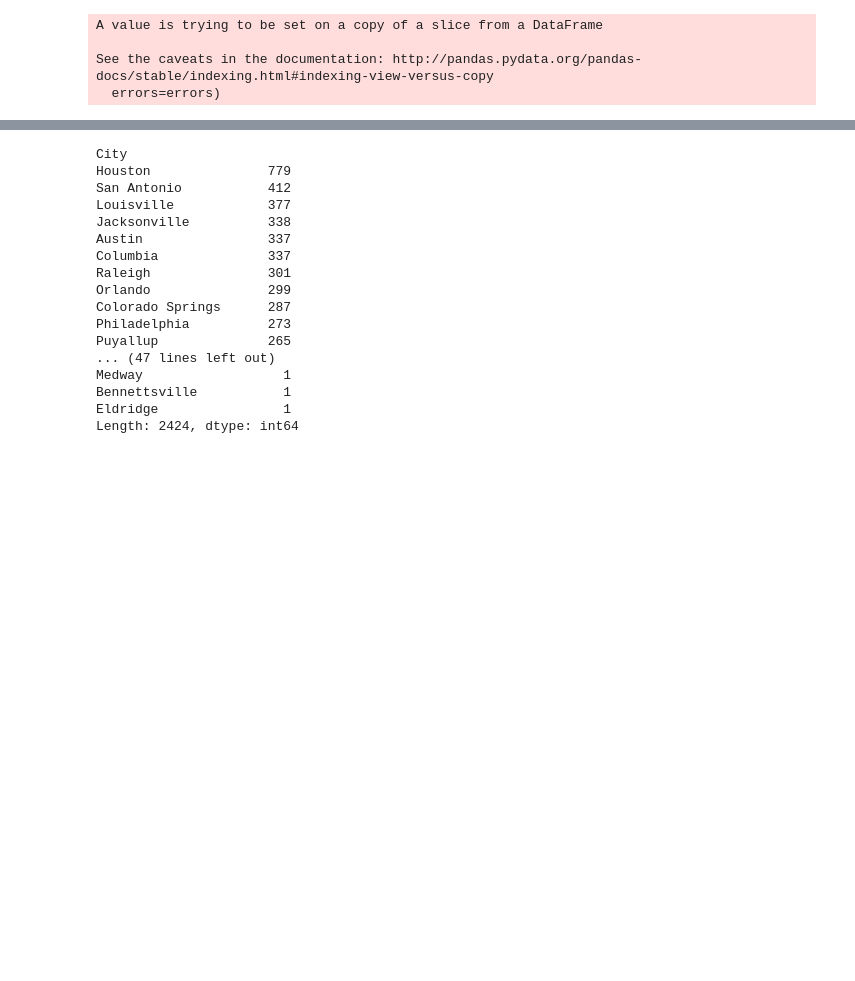
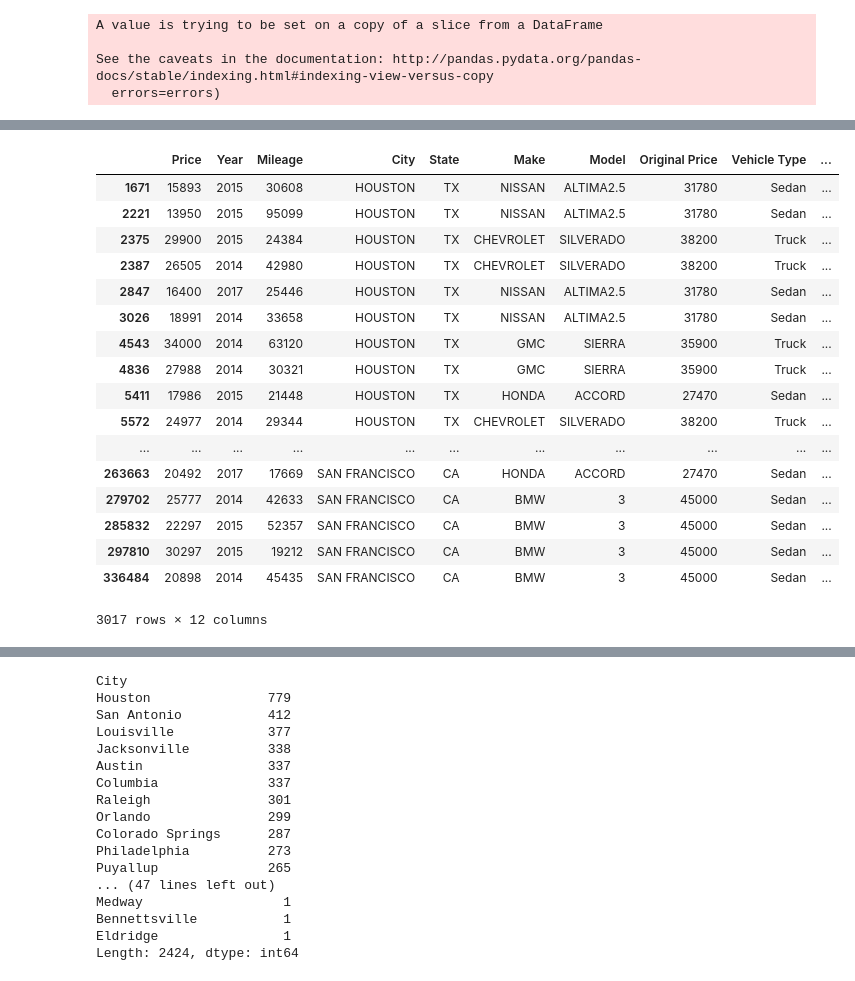
Before and after one commit to ZhuoShan/INFO370FinalProject, a Jupyter notebook: plot.ipynb, the cells around one changed output, grey strips where cells are left out. Saved outputs shown, nothing was run; the diff lists cells and outputs as text; code cells hidden in the pictures; blank space fills up the shorter version.

```diff
--- a/plot.ipynb
+++ b/plot.ipynb
@@ -184,11 +219,22 @@ CAUsedCar
 # %%
-CAUsedCar['Gdp'] = 0
-CAUsedCar['City'] = CAUsedCar['City'].str.upper()
+#CAUsedCar['Gdp'] = 0
+#CAUsedCar['City'] = CAUsedCar['City'].str.upper()
+#gdp['GeoName'] = gdp['GeoName'].str.upper()
+#for index,car in CAUsedCar.iterrows():
+   # allGdp = gdp[(gdp['GeoName'].str.contains(car['City']))]
+   # col = [col for col in allGdp.columns if str(car['Year']) in col]
+   # Gdp = allGdp[col].values.tolist()
+   # if len(Gdp) > 0:
+       # car['Gdp'] = Gdp[0][0]
+       # CAUsedCar.at[index,'Gdp'] = float(Gdp[0][0])
+
+Top_cities['Gdp'] = 0
+Top_cities['City'] = Top_cities['City'].str.upper()
 gdp['GeoName'] = gdp['GeoName'].str.upper()
-for index,car in CAUsedCar.iterrows():
+for index,car in Top_cities.iterrows():
     allGdp = gdp[(gdp['GeoName'].str.contains(car['City']))]
     col = [col for col in allGdp.columns if str(car['Year']) in col]
     Gdp = allGdp[col].values.tolist()
     if len(Gdp) > 0:
         car['Gdp'] = Gdp[0][0]
-        CAUsedCar.at[index,'Gdp'] = float(Gdp[0][0])
+        Top_cities.at[index,'Gdp'] = float(Gdp[0][0])
@@ -216 +241,22 @@ CAUsedCar
+# %%
+Top_cities
+# %% [output]
+|  | Price | Year | Mileage | City | State | Make | Model | Original Price | Vehicle Type | ... |
+| 1671 | 15893 | 2015 | 30608 | HOUSTON | TX | NISSAN | ALTIMA2.5 | 31780 | Sedan | ... |
+| 2221 | 13950 | 2015 | 95099 | HOUSTON | TX | NISSAN | ALTIMA2.5 | 31780 | Sedan | ... |
+| 2375 | 29900 | 2015 | 24384 | HOUSTON | TX | CHEVROLET | SILVERADO | 38200 | Truck | ... |
+| 2387 | 26505 | 2014 | 42980 | HOUSTON | TX | CHEVROLET | SILVERADO | 38200 | Truck | ... |
+| 2847 | 16400 | 2017 | 25446 | HOUSTON | TX | NISSAN | ALTIMA2.5 | 31780 | Sedan | ... |
+| 3026 | 18991 | 2014 | 33658 | HOUSTON | TX | NISSAN | ALTIMA2.5 | 31780 | Sedan | ... |
+| 4543 | 34000 | 2014 | 63120 | HOUSTON | TX | GMC | SIERRA | 35900 | Truck | ... |
+| 4836 | 27988 | 2014 | 30321 | HOUSTON | TX | GMC | SIERRA | 35900 | Truck | ... |
+| 5411 | 17986 | 2015 | 21448 | HOUSTON | TX | HONDA | ACCORD | 27470 | Sedan | ... |
+| 5572 | 24977 | 2014 | 29344 | HOUSTON | TX | CHEVROLET | SILVERADO | 38200 | Truck | ... |
+| ... | ... | ... | ... | ... | ... | ... | ... | ... | ... | ... |
+| 263663 | 20492 | 2017 | 17669 | SAN FRANCISCO | CA | HONDA | ACCORD | 27470 | Sedan | ... |
+| 279702 | 25777 | 2014 | 42633 | SAN FRANCISCO | CA | BMW | 3 | 45000 | Sedan | ... |
+| 285832 | 22297 | 2015 | 52357 | SAN FRANCISCO | CA | BMW | 3 | 45000 | Sedan | ... |
+| 297810 | 30297 | 2015 | 19212 | SAN FRANCISCO | CA | BMW | 3 | 45000 | Sedan | ... |
+| 336484 | 20898 | 2014 | 45435 | SAN FRANCISCO | CA | BMW | 3 | 45000 | Sedan | ... |
+3017 rows × 12 columns
 # %%
```
Also changed, not shown: parts of 17 cells of this notebook.
